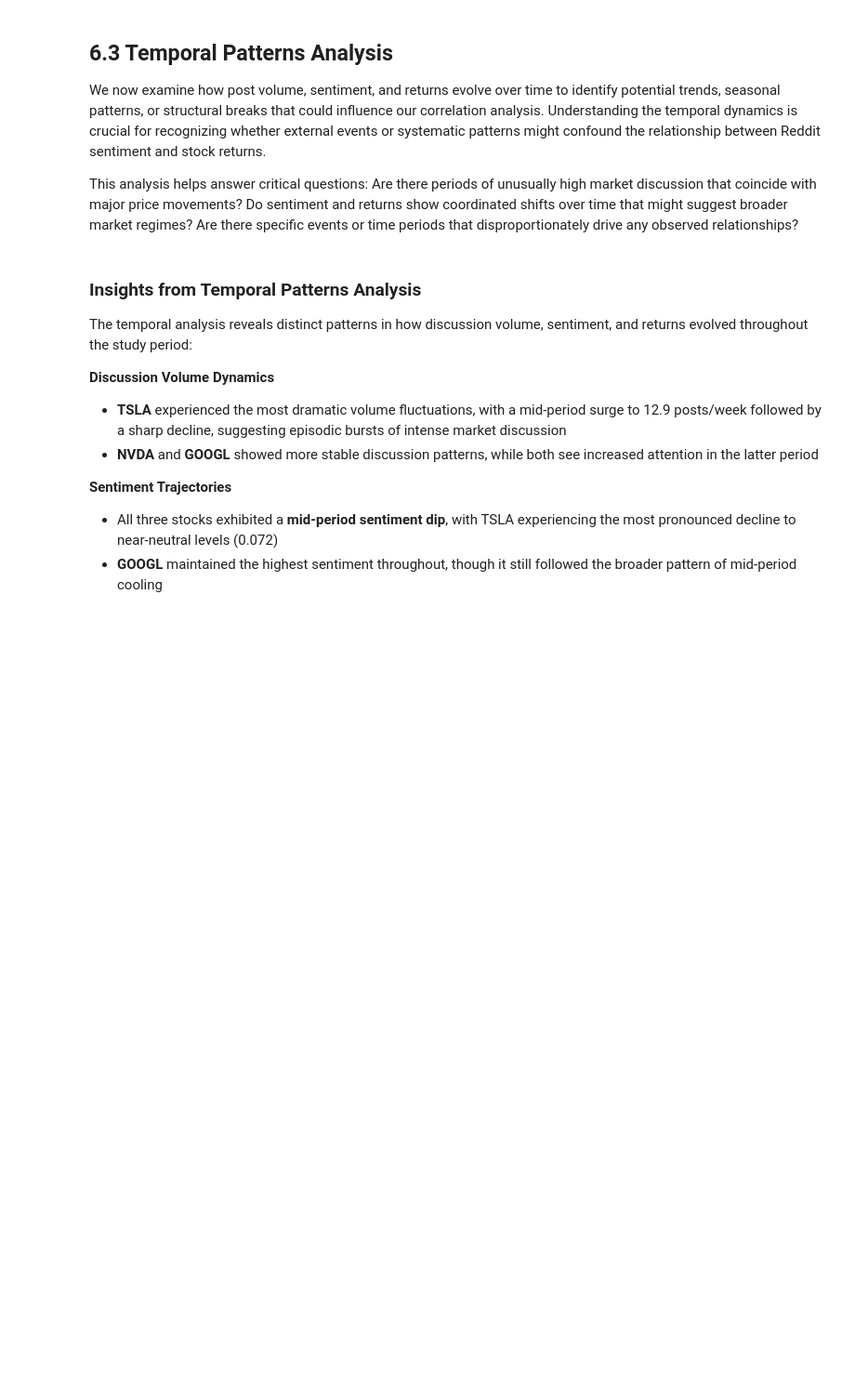
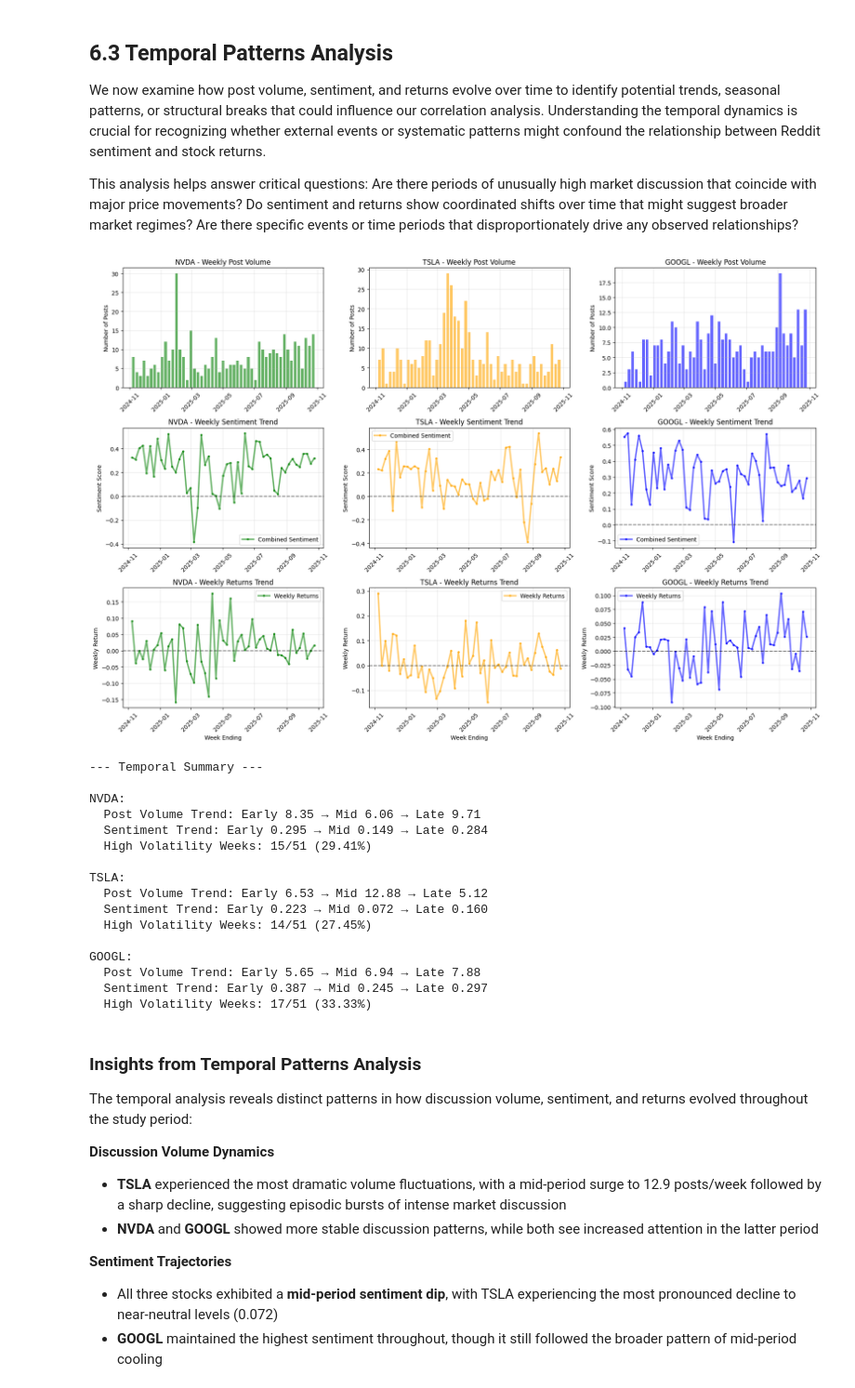
Before and after one commit to Raumfahrer007/stock_news_analyzer, a Jupyter notebook: notebooks/stock_news_analyzer_project.ipynb, the cells around one changed output. Shown at 93% size. Drawn from its saved outputs; the diff is of its cells as text; code cells hidden in the pictures; blank space fills up the shorter version.

```diff
--- a/notebooks/stock_news_analyzer_project.ipynb
+++ b/notebooks/stock_news_analyzer_project.ipynb
@@ -1040,7 +1238,7 @@ Verify that the weekly aggregated sentiment data and stock returns are correctly
 # %%
 for ticker in stocks_config.keys():
     # Returns data for this stock
-    returns_data = stock_returns_weekly[stock_returns_weekly['ticker'] == ticker]
+    returns_data = stocks_returns_weekly[stocks_returns_weekly['ticker'] == ticker]
     returns_weeks = set(returns_data['week_ending'])
 
     # Sentiment data for this stock
@@ -1321,35 +1600,58 @@ for i, ticker in enumerate(stocks_config.keys()):
     # Plot 3: Returns over Time
     axes[2, i].plot(stock_data['week_ending'], stock_data['weekly_return'],
                     color=bar_color, alpha=0.6, linewidth=2.5, marker='o', markersize=3, label="Weekly Returns")
     axes[2, i].axhline(y=0, color='black', linestyle='--', alpha=0.5)
     axes[2, i].set_title(f"{ticker} - Weekly Returns Trend")
     axes[2, i].set_ylabel("Weekly Return")
     axes[2, i].set_xlabel("Week Ending")
     axes[2, i].tick_params(axis='x', rotation=45)
     axes[2, i].grid(True, alpha=0.3)
     axes[2, i].legend()
 
 plt.tight_layout()
 plt.show()
 
 # Calculate temporal statistics
 print("\n--- Temporal Summary ---")
 for ticker in stocks_config.keys():
     stock_data = merged_data[merged_data['stock'] == ticker].sort_values('week_ending')
 
     print(f"\n{ticker}:")
 
     # Post volume trends
-    early_posts, mid_posts, late_posts = np.array_split(stock_data['post_count'], 3)
+    split_size = len(stock_data) // 3
+    early_posts = stock_data['post_count'].iloc[:split_size]
+    mid_posts = stock_data['post_count'].iloc[split_size:2*split_size]
+    late_posts = stock_data['post_count'].iloc[2*split_size:]
     print(f"  Post Volume Trend: Early {early_posts.mean():.2f} → Mid {mid_posts.mean():.2f} → Late {late_posts.mean():.2f}")
 
     # Sentiment trends
-    early_sentiment, mid_sentiment, late_sentiment = np.array_split(stock_data['combined_score'], 3)
+    early_sentiment = stock_data['combined_score'].iloc[:split_size]
+    mid_sentiment = stock_data['combined_score'].iloc[split_size:2*split_size]
+    late_sentiment = stock_data['combined_score'].iloc[2*split_size:]
     print(f"  Sentiment Trend: Early {early_sentiment.mean():.3f} → Mid {mid_sentiment.mean():.3f} → Late {late_sentiment.mean():.3f}")
 
     # Volatility clusters
     high_vol_periods = len(stock_data[abs(stock_data['weekly_return']) > stock_data['weekly_return'].std()])
     print(f"  High Volatility Weeks: {high_vol_periods}/51 ({high_vol_periods/51*100:.2f}%)")
+# %% [output]
+[figure, added]
+--- Temporal Summary ---
+
+NVDA:
+  Post Volume Trend: Early 8.35 → Mid 6.06 → Late 9.71
+  Sentiment Trend: Early 0.295 → Mid 0.149 → Late 0.284
+  High Volatility Weeks: 15/51 (29.41%)
+
+TSLA:
+  Post Volume Trend: Early 6.53 → Mid 12.88 → Late 5.12
+  Sentiment Trend: Early 0.223 → Mid 0.072 → Late 0.160
+  High Volatility Weeks: 14/51 (27.45%)
+
+GOOGL:
+  Post Volume Trend: Early 5.65 → Mid 6.94 → Late 7.88
+  Sentiment Trend: Early 0.387 → Mid 0.245 → Late 0.297
+  High Volatility Weeks: 17/51 (33.33%)
 # %% [markdown]
 ### Insights from Temporal Patterns Analysis
 
```
Also changed, not shown: parts of 22 cells of this notebook.
